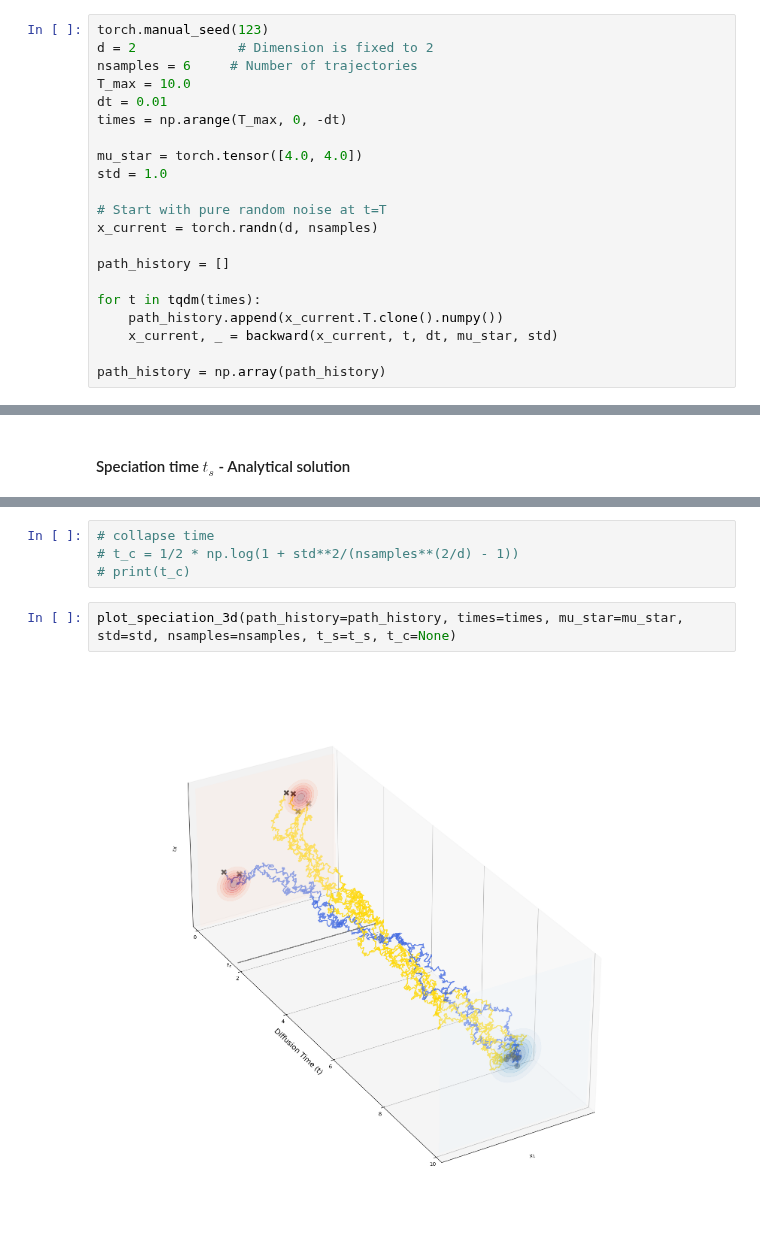
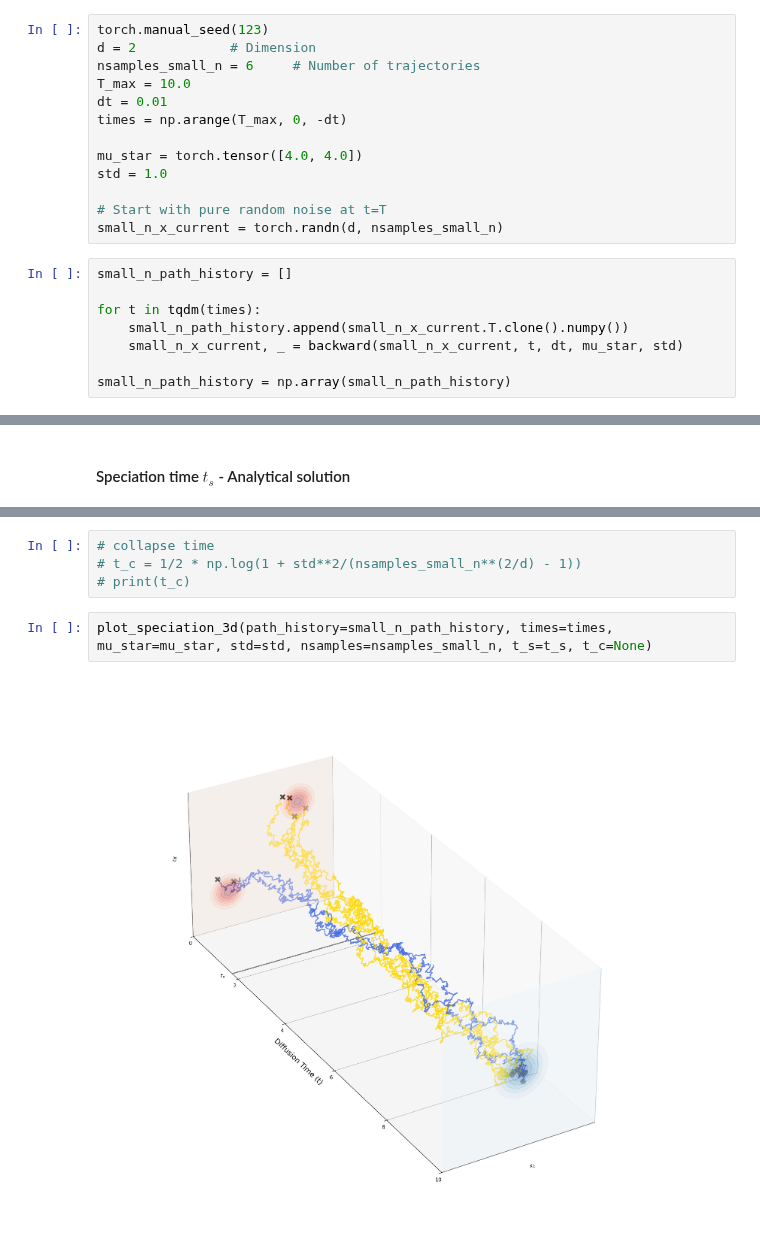
Before and after one commit to msarrias/Shape-Aware-Regimes-of-Diffusion-Models, a Jupyter notebook: Gaussian_mixture_regimes.ipynb, the cells around one changed output, grey strips where cells are left out. Saved outputs shown, nothing was run; the diff lists cells and outputs as text.

Commit message:
started to construct graphs from data

```diff
--- a/Gaussian_mixture_regimes.ipynb
+++ b/Gaussian_mixture_regimes.ipynb
@@ -12,26 +17,26 @@ from fun import forward, backward, score, classify, plot_speciation_3d
 # %% [markdown]
 ### Toy example
+# %%
+torch.manual_seed(123)
+d = 2            # Dimension
+nsamples_small_n = 6     # Number of trajectories
+T_max = 10.0
+dt = 0.01
+times = np.arange(T_max, 0, -dt)
+
+mu_star = torch.tensor([4.0, 4.0])
+std = 1.0
+
+# Start with pure random noise at t=T
+small_n_x_current = torch.randn(d, nsamples_small_n)
 # %%
-torch.manual_seed(123)
-d = 2             # Dimension is fixed to 2
-nsamples = 6     # Number of trajectories
-T_max = 10.0
-dt = 0.01
-times = np.arange(T_max, 0, -dt)
-
-mu_star = torch.tensor([4.0, 4.0])
-std = 1.0
-
-# Start with pure random noise at t=T
-x_current = torch.randn(d, nsamples)
-
-path_history = []
+small_n_path_history = []
 
 for t in tqdm(times):
-    path_history.append(x_current.T.clone().numpy())
-    x_current, _ = backward(x_current, t, dt, mu_star, std)
+    small_n_path_history.append(small_n_x_current.T.clone().numpy())
+    small_n_x_current, _ = backward(small_n_x_current, t, dt, mu_star, std)
 
-path_history = np.array(path_history)
+small_n_path_history = np.array(small_n_path_history)
 # %% [markdown]
 Since we can solve the score function analytically, we just need to sample using he backward process
 The particles' starting point is the same, the trajectories will remain tangled until the end of the backward process.
@@ -47,9 +53,9 @@ print(t_s)
 1.7482537641375833
 # %%
 # collapse time
-# t_c = 1/2 * np.log(1 + std**2/(nsamples**(2/d) - 1))
+# t_c = 1/2 * np.log(1 + std**2/(nsamples_small_n**(2/d) - 1))
 # print(t_c)
 # %%
-plot_speciation_3d(path_history=path_history, times=times, mu_star=mu_star, std=std, nsamples=nsamples, t_s=t_s, t_c=None)
+plot_speciation_3d(path_history=small_n_path_history, times=times, mu_star=mu_star, std=std, nsamples=nsamples_small_n, t_s=t_s, t_c=None)
 # %% [output]
-[figure, old version]
+[figure, new version]
```
Also changed, not shown: parts of 7 cells of this notebook.
